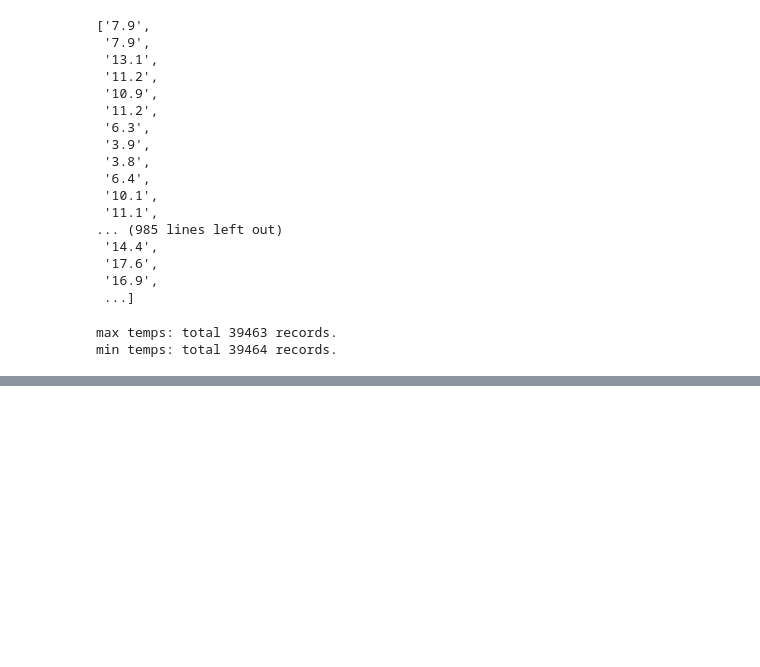
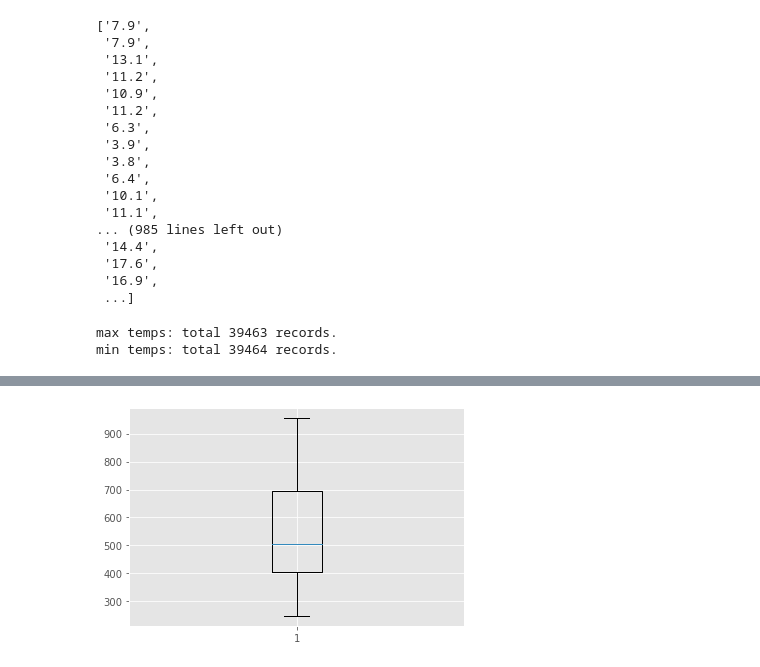
Before and after one commit to swlee9087/bitcamp-docker-jupyter, a Jupyter notebook: TemperatureChangesOnMyBirthday.ipynb, the cells around one changed output, grey strips where cells are left out. Cells and saved outputs as stored; diff of their text form; code cells hidden in the pictures; blank space fills up the shorter version.

```diff
--- a/TemperatureChangesOnMyBirthday.ipynb
+++ b/TemperatureChangesOnMyBirthday.ipynb
@@ -90,0 +91,7 @@ plt.show()
+# %%
+arr = []
+[arr.append(random.randint(1, 1000))for i in range(13)]
+plt.boxplot(arr)
+plt.show()
+# %% [output]
+[figure, added]
```
Also changed, not shown: parts of 7 cells of this notebook, 8 other files.
